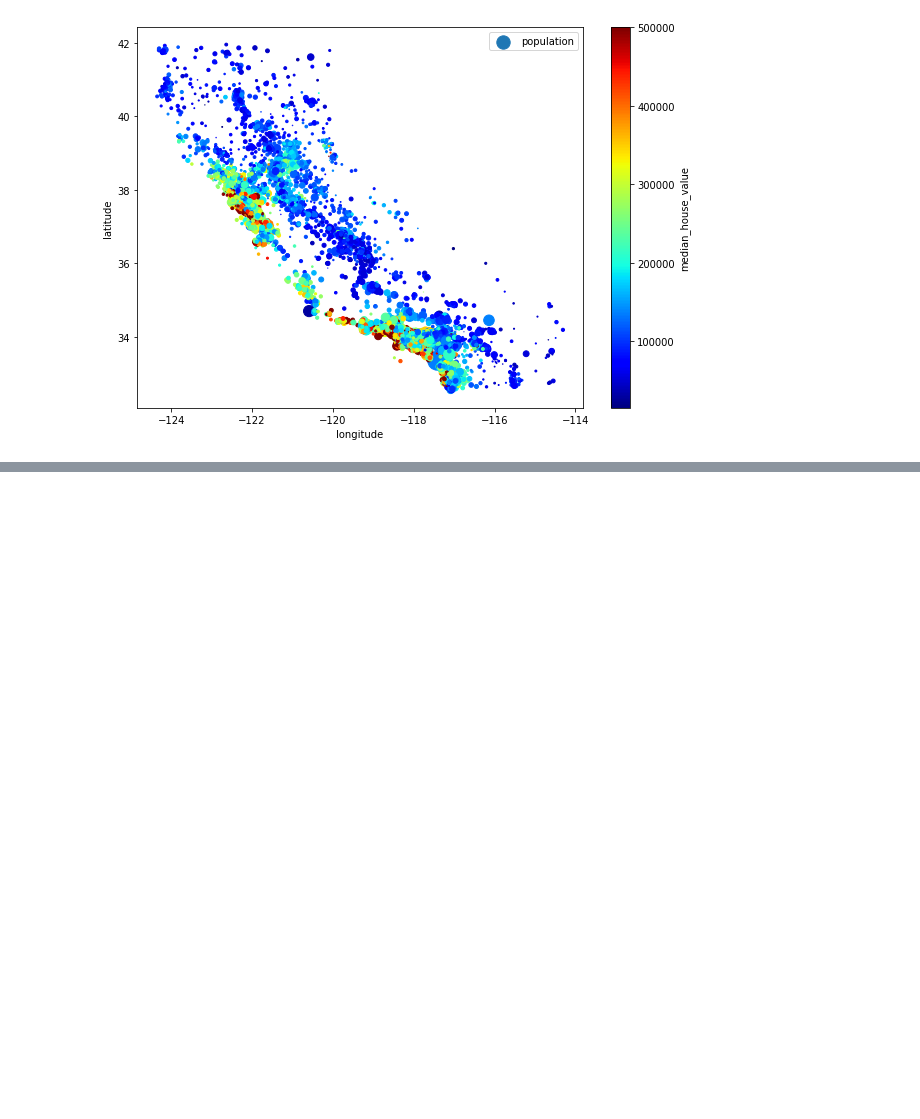
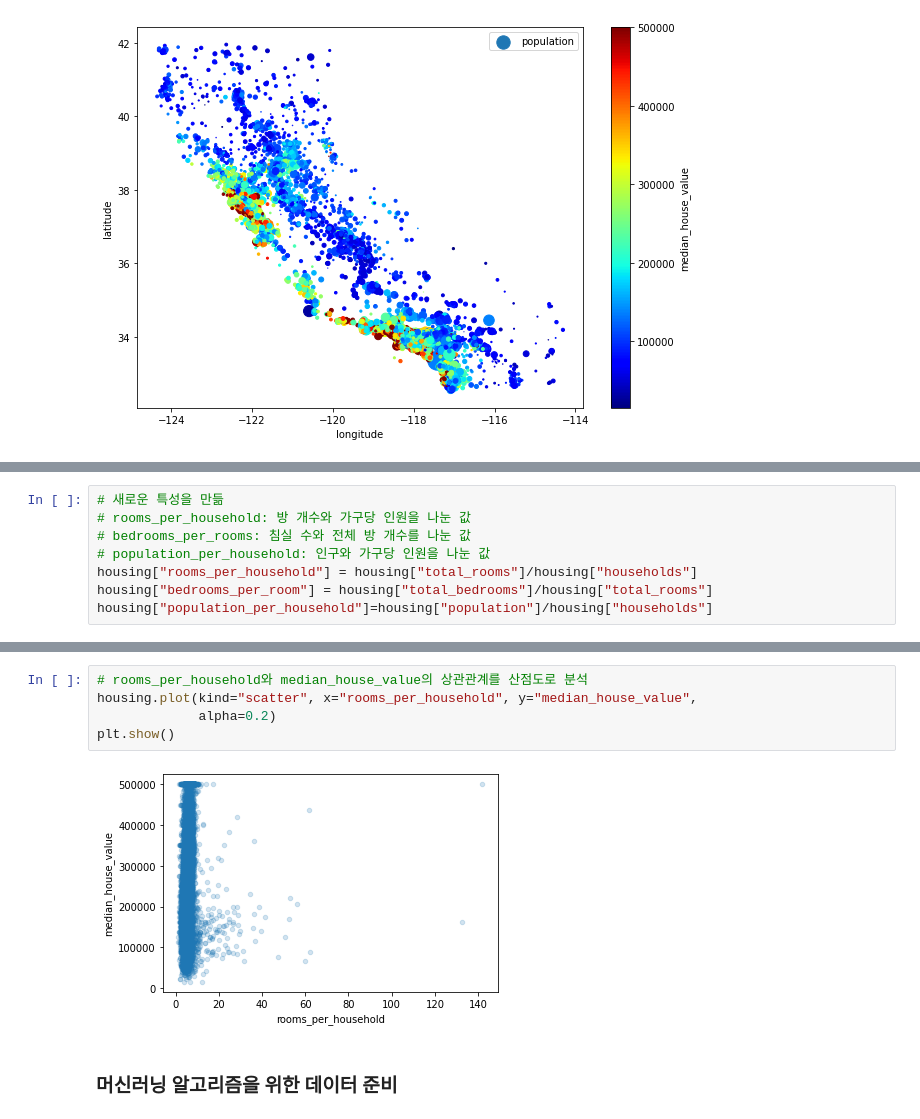
Before and after one commit to Yoon0527/AI_study, a Jupyter notebook: Hands_on_ML(1~4).ipynb, the cells around one changed output, grey strips where cells are left out. Cells and saved outputs as stored; diff of their text form; blank space fills up the shorter version.

```diff
--- a/Hands_on_ML(1~4).ipynb
+++ b/Hands_on_ML(1~4).ipynb
@@ -511,0 +603,8 @@ plt.show()
+# %%
+# 새로운 특성을 만듦
+# rooms_per_household: 방 개수와 가구당 인원을 나눈 값
+# bedrooms_per_rooms: 침실 수와 전체 방 개수를 나눈 값
+# population_per_household: 인구와 가구당 인원을 나눈 값
+housing["rooms_per_household"] = housing["total_rooms"]/housing["households"]
+housing["bedrooms_per_room"] = housing["total_bedrooms"]/housing["total_rooms"]
+housing["population_per_household"]=housing["population"]/housing["households"]
@@ -511,0 +629,9 @@ plt.show()
+# %%
+# rooms_per_household와 median_house_value의 상관관계를 산점도로 분석
+housing.plot(kind="scatter", x="rooms_per_household", y="median_house_value",
+             alpha=0.2)
+plt.show()
+# %% [output]
+[figure, added]
+# %% [markdown]
+### 머신러닝 알고리즘을 위한 데이터 준비
```
Also changed, not shown: parts of 31 cells of this notebook.
